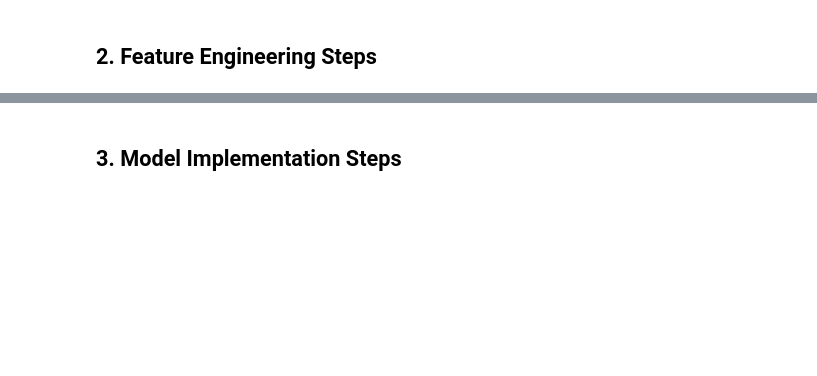
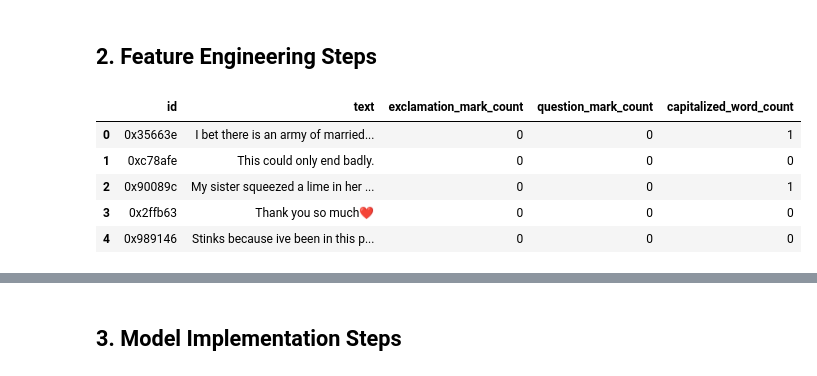
Before and after one commit to sleepingpandazzz25/DM2025-Lab2-Exercise, a Jupyter notebook: DM2025-Lab2-Homework.ipynb, the cells around one changed output, grey strips where cells are left out. Saved outputs shown, nothing was run; the diff lists cells and outputs as text; code cells hidden in the pictures; blank space fills up the shorter version.

```diff
--- a/DM2025-Lab2-Homework.ipynb
+++ b/DM2025-Lab2-Homework.ipynb
@@ -151,0 +170,17 @@ Markdown Syntax to Add Image: `![Description of the Image](./your_local_folder/n
+# %%
+# Create and finalize the train and test dfs
+
+df = pd.read_csv("./dm-lab-2-private-competition/data_identification.csv")
+y = pd.read_csv("./dm-lab-2-private-competition/emotion.csv")
+
+# Add the text feature
+df = df.merge(posts_df, on="id", how="left")
+
+# Split into train/validation and test dataframes
+train_df = df[df['split'] == 'train'].reset_index(drop=True)
+test_df = df[df['split'] == 'test'].reset_index(drop=True)
+
+print("Train/Validation size:", train_df.shape)
+print("Test size:", test_df.shape)
+display(train_df.head(5))
+display(test_df.head(5))
@@ -151,0 +202,8 @@ Markdown Syntax to Add Image: `![Description of the Image](./your_local_folder/n
+# %%
+# Drop the "id" column in the df because it shouldn't be used for training
+y = y.drop(columns=["id"])
+
+# Drop the "split" column in the df because it shouldn't be used for training and isn't needed for anything else
+test_df = test_df.drop(columns=["split"])
+train_df = train_df.drop(columns=["split"])
+display(y.head(5))
@@ -155,0 +219,19 @@ Markdown Syntax to Add Image: `![Description of the Image](./your_local_folder/n
+# %%
+### Track the number of exclamation marks (joy, surprise), question marks (surprise), and capitalized words (disgust, anger)
+train_df['exclamation_mark_count'] = train_df['text'].str.count('!')
+train_df['question_mark_count'] = train_df['text'].str.count('\?')
+train_df['capitalized_word_count'] = train_df['text'].apply(lambda x: sum(1 for w in x.split() if w.isupper()))
+
+test_df['exclamation_mark_count'] = test_df['text'].str.count('!')
+test_df['question_mark_count'] = test_df['text'].str.count('\?')
+test_df['capitalized_word_count'] = test_df['text'].apply(lambda x: sum(1 for w in x.split() if w.isupper()))
+
+display(train_df.head(5))
+display(test_df.head(5))
+# %% [output]
+|  | id | text | exclamation_mark_count | question_mark_count | capitalized_word_count |
+| 0 | 0x35663e | I bet there is an army of married... | 0 | 0 | 1 |
+| 1 | 0xc78afe | This could only end badly. | 0 | 0 | 0 |
+| 2 | 0x90089c | My sister squeezed a lime in her ... | 0 | 0 | 1 |
+| 3 | 0x2ffb63 | Thank you so much❤️ | 0 | 0 | 0 |
+| 4 | 0x989146 | Stinks because ive been in this p... | 0 | 0 | 0 |
```
Also changed, not shown: parts of 12 cells of this notebook, 19 other files.
